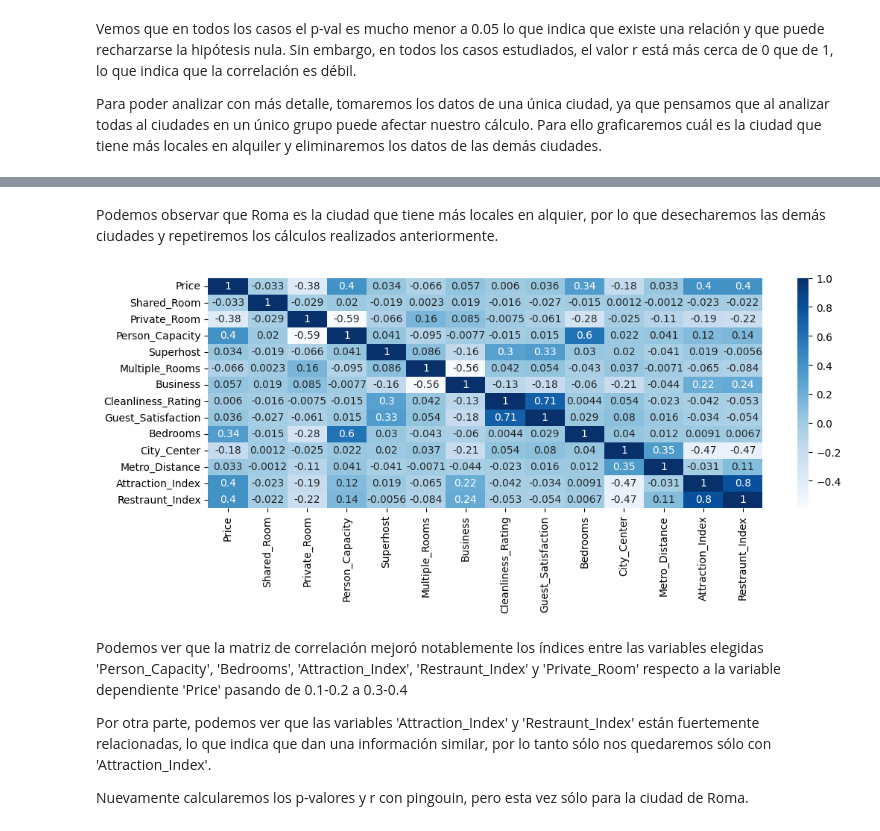
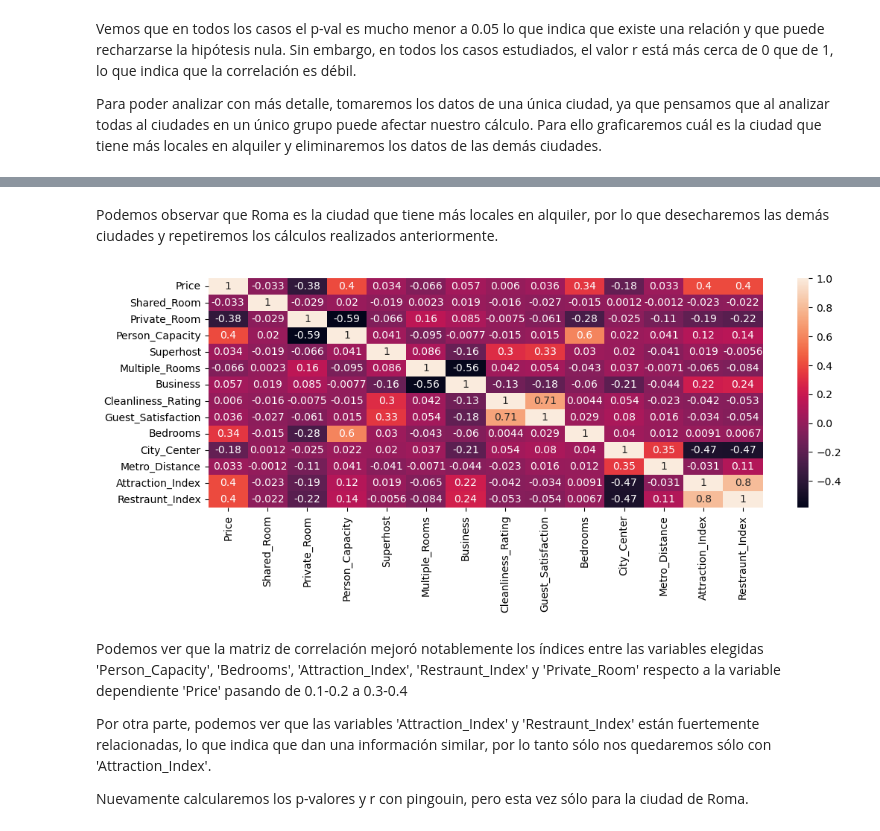
Before and after one commit to tekluis/CoderHouse, a Jupyter notebook: 6-PROYECTO_COMPLEMENTARIOI_TEK.ipynb, the cells around one changed output, grey strips where cells are left out. Cells and saved outputs as stored; diff of their text form; code cells hidden in the pictures.

```diff
--- a/6-PROYECTO_COMPLEMENTARIOI_TEK.ipynb
+++ b/6-PROYECTO_COMPLEMENTARIOI_TEK.ipynb
@@ -222,13 +222,13 @@ plt.show()
 # %% [markdown]
-Podemos observar que Roma es la ciudad que tiene más locales en alquier, por lo que desecharemos las demás ciudades y repetiremos los cálculos realizados anteriormente.
+Podemos observar que Roma es la ciudad que tiene más locales en alquiler, por lo que desecharemos las demás ciudades y repetiremos los cálculos realizados anteriormente.
 # %%
 df_Rome=df[df['City']=='Rome']
 correlation_matrix = df_Rome.corr()
 fig, ax = plt.subplots(figsize=(12,4))
-ax=sns.heatmap(correlation_matrix, cmap="Blues", annot=True)
+ax=sns.heatmap(correlation_matrix, annot=True)
 plt.show()
 # %% [output]
-[figure, old version]
+[figure, new version]
 # %% [markdown]
 Podemos ver que la matriz de correlación mejoró notablemente los índices entre las variables elegidas 'Person_Capacity', 'Bedrooms', 'Attraction_Index', 'Restraunt_Index' y 'Private_Room' respecto a la variable dependiente 'Price' pasando de 0.1-0.2 a 0.3-0.4
 
```
Also changed, not shown: parts of 24 cells of this notebook, 1 other file.
